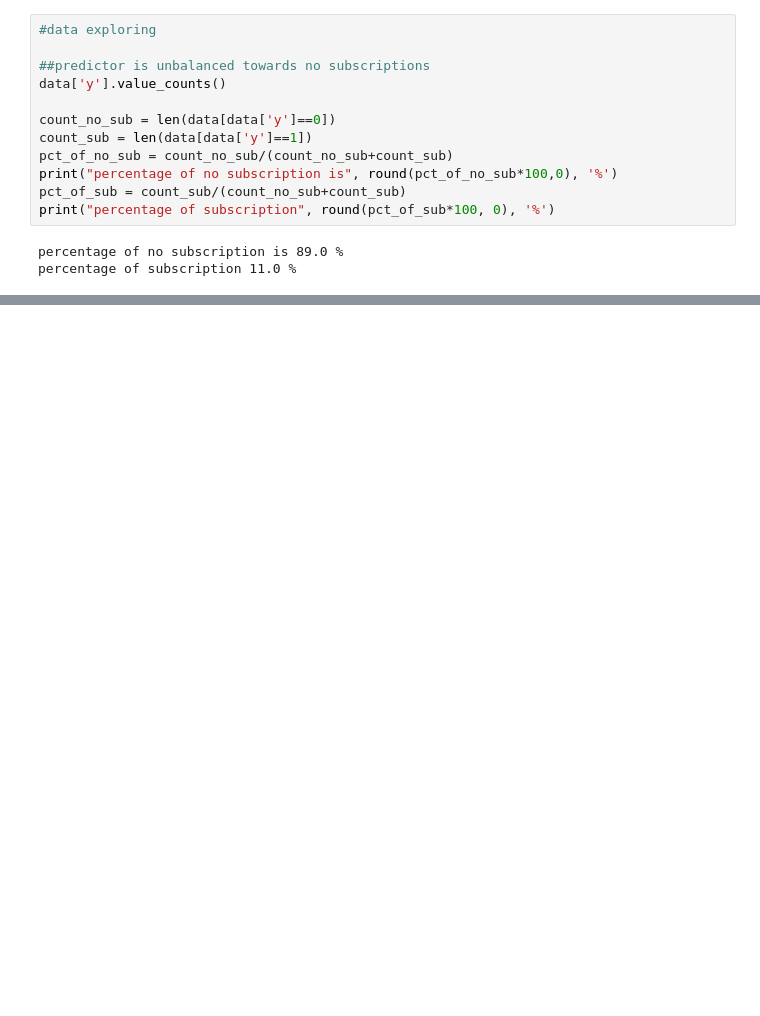
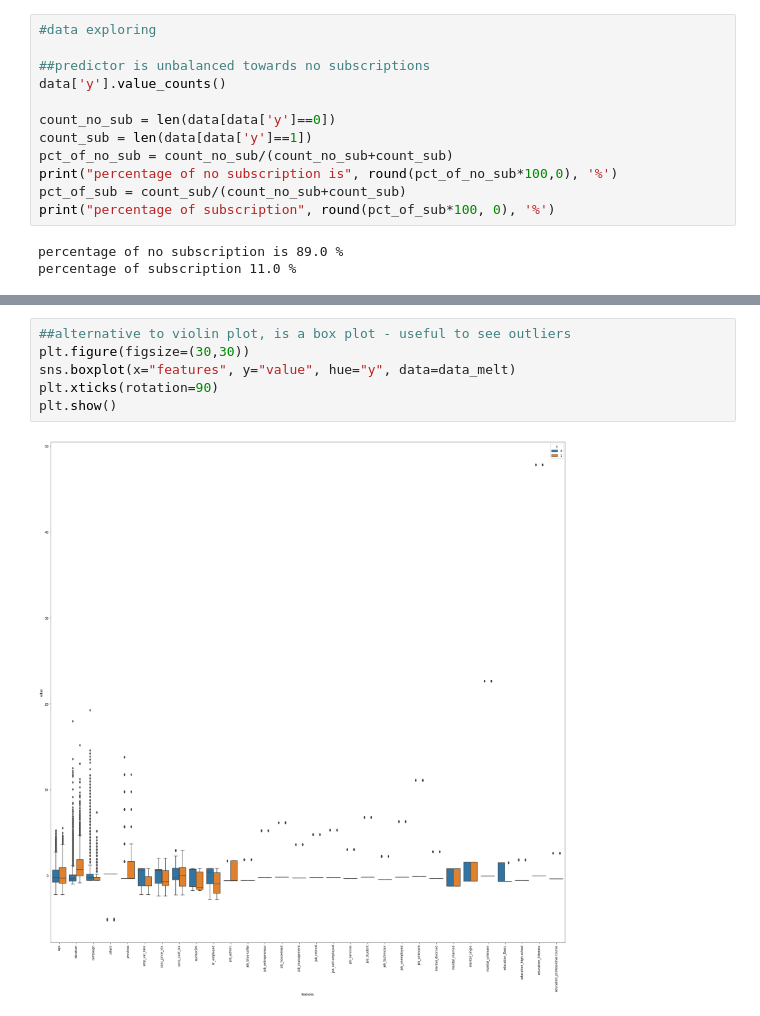
Before and after one commit to abrohi/statistical_analysis_iris, a Jupyter notebook: notebook/notebook.ipynb, the cells around one changed output, grey strips where cells are left out. Drawn from its saved outputs; the diff is of its cells as text; blank space fills up the shorter version.

```diff
--- a/notebook/notebook.ipynb
+++ b/notebook/notebook.ipynb
@@ -130,0 +358,8 @@ percentage of subscription 11.0 %
+# %%
+##alternative to violin plot, is a box plot - useful to see outliers
+plt.figure(figsize=(30,30))
+sns.boxplot(x="features", y="value", hue="y", data=data_melt)
+plt.xticks(rotation=90)
+plt.show()
+# %% [output]
+[figure, added]
```
Also changed, not shown: parts of 34 cells of this notebook.
